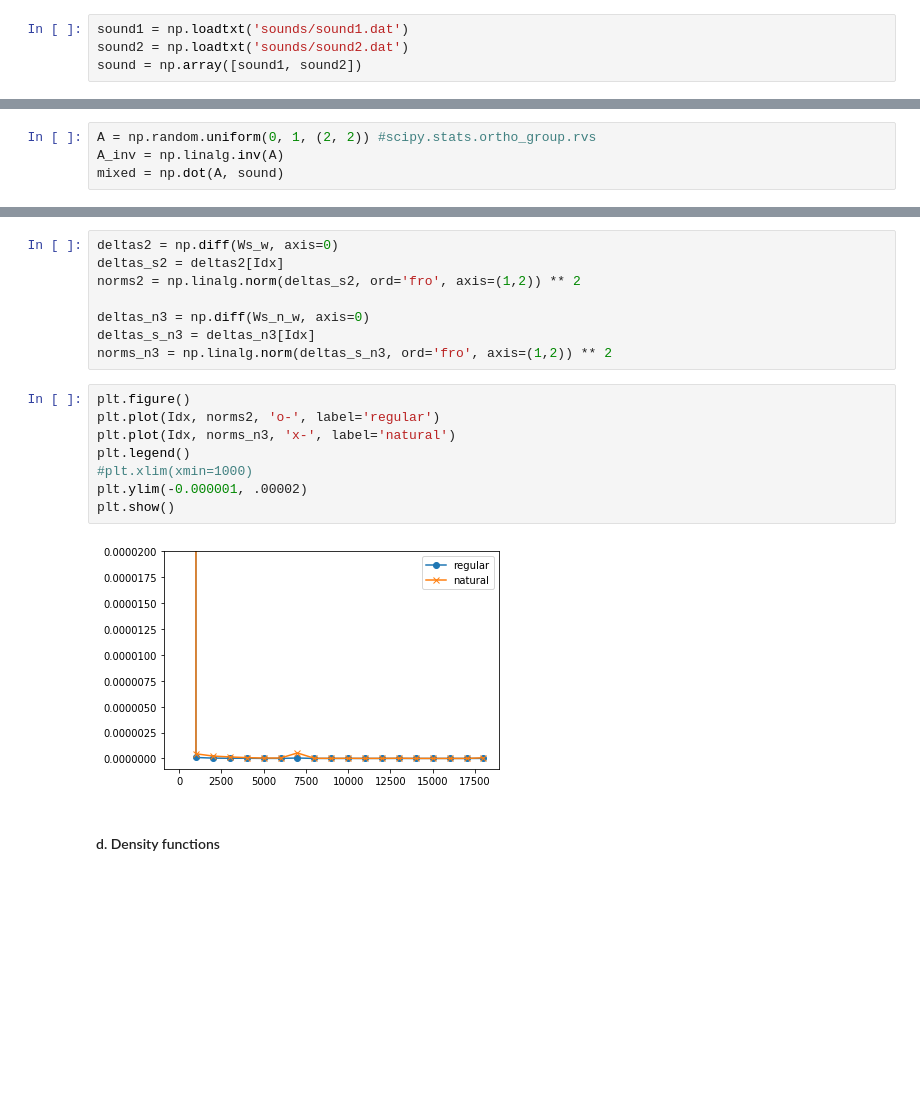
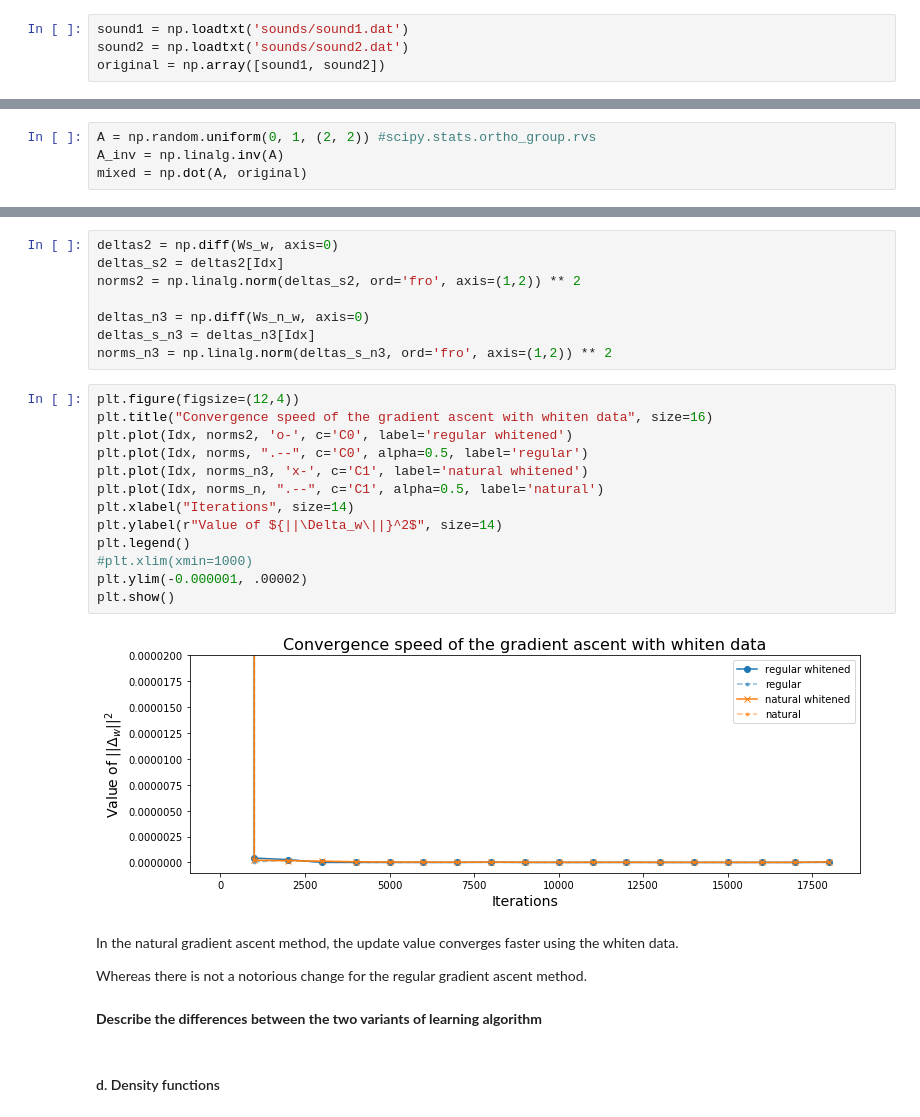
Before and after one commit to psrmx/The_Chantastic4, a Jupyter notebook: PS05/MI_II_05_TheChantastic4.ipynb, the cells around one changed output, grey strips where cells are left out. Drawn from its saved outputs; the diff is of its cells as text; blank space fills up the shorter version.

```diff
--- a/PS05/MI_II_05_TheChantastic4.ipynb
+++ b/PS05/MI_II_05_TheChantastic4.ipynb
@@ -14,7 +15,7 @@ from IPython.display import Audio
 # %%
 sound1 = np.loadtxt('sounds/sound1.dat')
 sound2 = np.loadtxt('sounds/sound2.dat')
-sound = np.array([sound1, sound2])
+original = np.array([sound1, sound2])
 # %%
 Audio(sound1, rate=8192)
 # %% [output]
@@ -28,7 +29,7 @@ Audio(sound2, rate=8192)
 # %%
 A = np.random.uniform(0, 1, (2, 2)) #scipy.stats.ortho_group.rvs
 A_inv = np.linalg.inv(A)
-mixed = np.dot(A, sound)
+mixed = np.dot(A, original)
 # %%
 Audio(mixed[0], rate=8192)
 # %% [output]
@@ -251,15 +256,26 @@ deltas_n3 = np.diff(Ws_n_w, axis=0)
 deltas_s_n3 = deltas_n3[Idx]
 norms_n3 = np.linalg.norm(deltas_s_n3, ord='fro', axis=(1,2)) ** 2
 # %%
-plt.figure()
-plt.plot(Idx, norms2, 'o-', label='regular')
-plt.plot(Idx, norms_n3, 'x-', label='natural')
+plt.figure(figsize=(12,4))
+plt.title("Convergence speed of the gradient ascent with whiten data", size=16)
+plt.plot(Idx, norms2, 'o-', c='C0', label='regular whitened')
+plt.plot(Idx, norms, ".--", c='C0', alpha=0.5, label='regular')
+plt.plot(Idx, norms_n3, 'x-', c='C1', label='natural whitened')
+plt.plot(Idx, norms_n, ".--", c='C1', alpha=0.5, label='natural')
+plt.xlabel("Iterations", size=14)
+plt.ylabel(r"Value of ${||\Delta_w\||}^2$", size=14)
 plt.legend()
 #plt.xlim(xmin=1000)
 plt.ylim(-0.000001, .00002)
 plt.show()
 # %% [output]
-[figure, old version]
+[figure, new version]
+# %% [markdown]
+In the natural gradient ascent method, the update value converges faster using the whiten data.
+
+Whereas there is not a notorious change for the regular gradient ascent method.
+# %% [markdown]
+**Describe the differences between the two variants of learning algorithm**
 # %% [markdown]
 #### d. Density functions
 # %%
```
Also changed, not shown: parts of 23 cells of this notebook.
